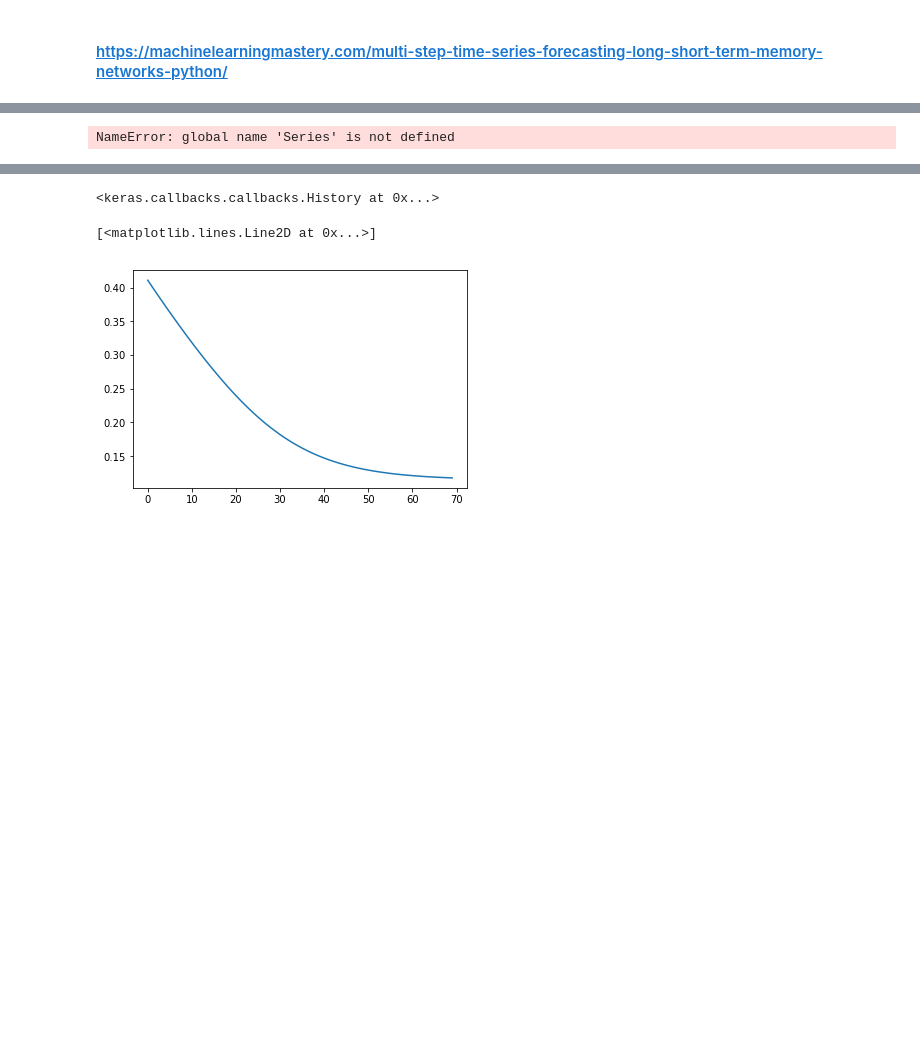
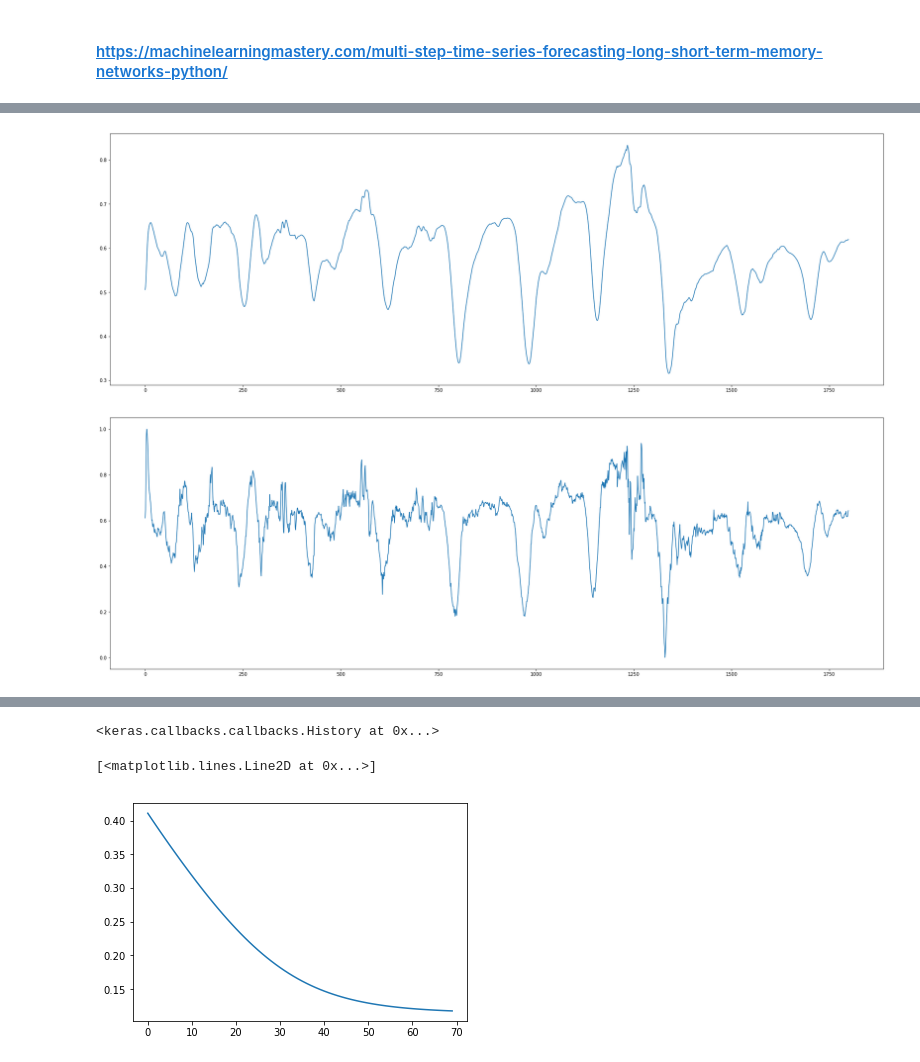
Before and after one commit to Pierre-LaurentC/IonosphericSignalRecontruction, a Jupyter notebook: LSTM.ipynb, the cells around one changed output, grey strips where cells are left out. Cells and saved outputs as stored; diff of their text form; code cells hidden in the pictures; blank space fills up the shorter version.

```diff
--- a/LSTM.ipynb
+++ b/LSTM.ipynb
@@ -127 +128,15 @@ Wall time: 806 ms
+# %%
+dataset_npy = np.load('clf_data.npy')
+scaler = MinMaxScaler(feature_range=(0, 1))
+dataset_npy = scaler.fit_transform(dataset_npy)
+# %%
+plt.figure(figsize=(30,10))
+plt.plot(dataset_smoothed)
+plt.show()
+plt.figure(figsize=(30,10))
+plt.plot(dataset_npy)
+plt.show()
+# %% [output]
+[figure, added]
+[figure, added]
 # %%
@@ -158,12 +196,10 @@ def prepare_data(series, n_test, n_lag, n_seq):
 	train, test = supervised_values[0:-n_test], supervised_values[-n_test:]
 	return scaler, train, test
 # %%
-dataFrame = pd.DataFrame({'Y': dataset[:, 0]})
+dataFrame = pd.DataFrame({'Y': dataset_npy[:, 0]})
 # configure
 n_lag = 1
 n_seq = 3
 n_test = 10
 
 scaler, train, test = prepare_data(dataFrame, n_test, n_lag, n_seq)
-# %% [output]
-NameError: global name 'Series' is not defined
```
Also changed, not shown: parts of 16 cells of this notebook, 2 other files.
